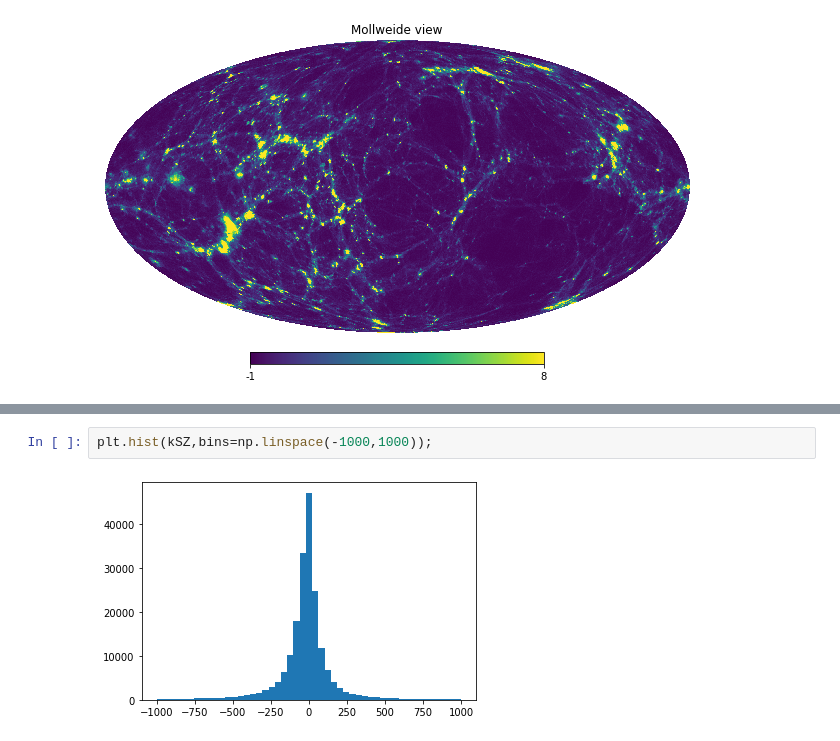
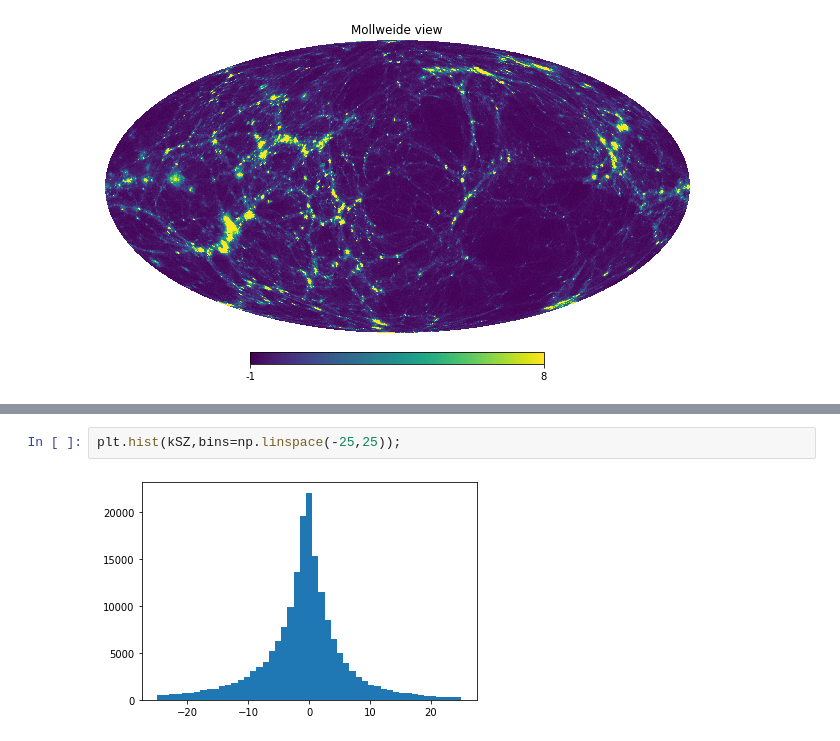
Before and after one commit to wurdahl/kSZfromPC, a Jupyter notebook: Opening-FITS.ipynb, the cells around one changed output, grey strips where cells are left out. Drawn from its saved outputs; the diff is of its cells as text.

```diff
--- a/Opening-FITS.ipynb
+++ b/Opening-FITS.ipynb
@@ -23,4 +31,4 @@ hp.mollview(o,xsize=3200, max=8)
 # %%
-plt.hist(kSZ,bins=np.linspace(-1000,1000));
+plt.hist(kSZ,bins=np.linspace(-25,25));
 # %% [output]
-[figure, old version]
+[figure, new version]
```
Also changed, not shown: parts of 3 cells of this notebook, 4 other files.
